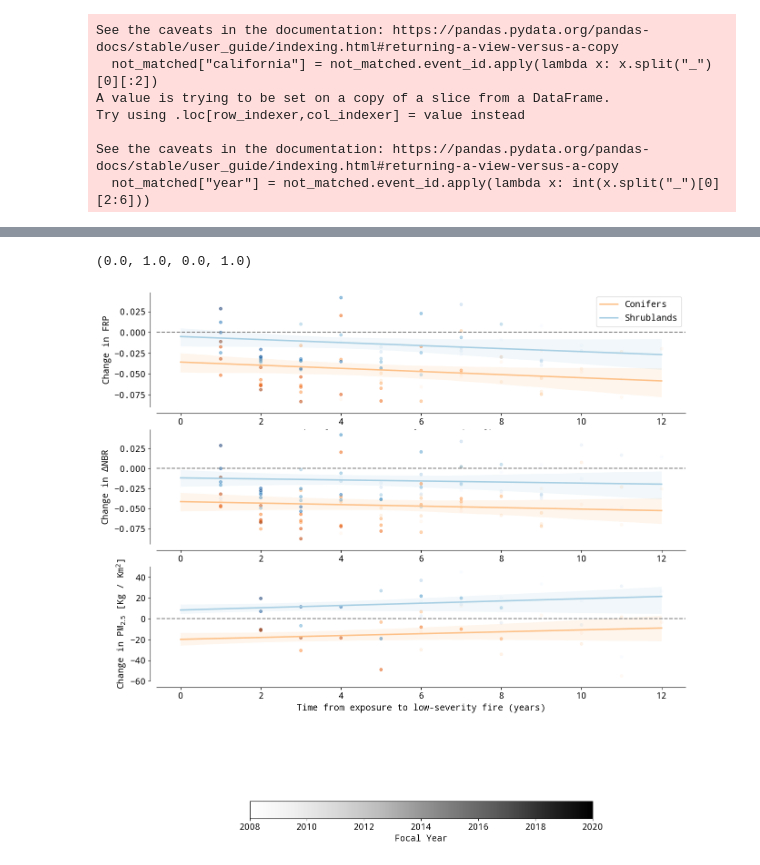
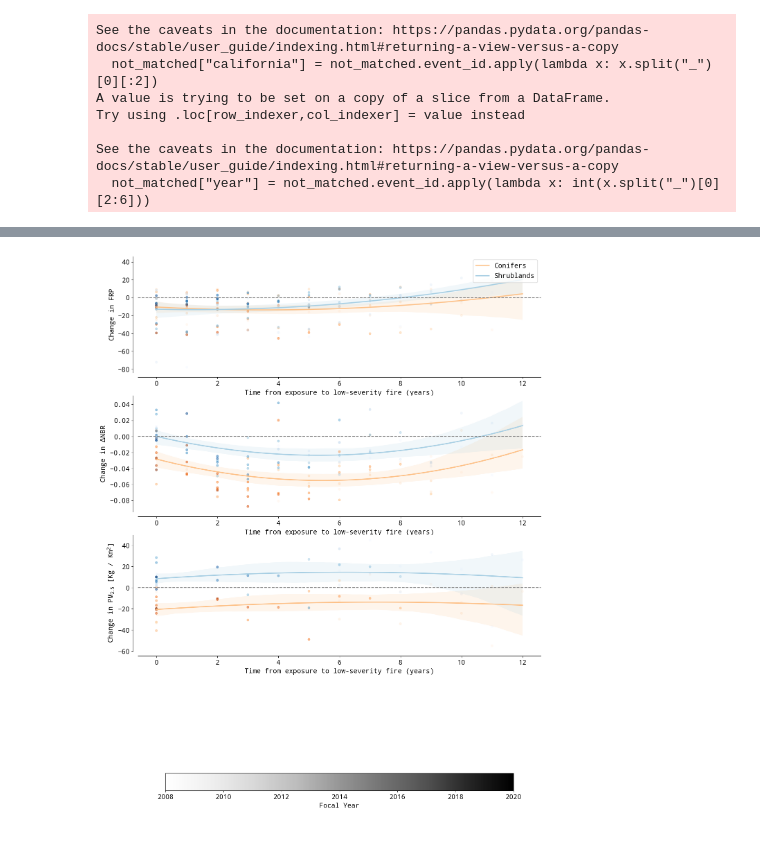
Before and after one commit to echolab-stanford/prescribed_fires, a Jupyter notebook: analysis/plot_results.ipynb, the cells around one changed output, grey strips where cells are left out. Drawn from its saved outputs; the diff is of its cells as text; code cells hidden in the pictures.

Commit message:
Add some new plots and fix nvdi
This adds a new bootstrap plot, creates a tentative block template and
fixes a dumb bug with column names in the nvdi code.

```diff
--- a/analysis/plot_results.ipynb
+++ b/analysis/plot_results.ipynb
@@ -370,13 +392,14 @@ def plot_outcomes(
     axes_names,
     cmap_conifer="Oranges",
     cmap_shrub="Blues",
+    order=1,
     legend=False,
     ax=None,
 ):
     if ax is None:
         fig, ax = plt.subplots(figsize=(10, 4))
 
-    df_conifer[(df_conifer.lag > 0) & (df_conifer.focal_year <= 2020)].plot.scatter(
+    df_conifer[(df_conifer.lag >= 0) & (df_conifer.focal_year <= 2020)].plot.scatter(
         x="lag",
         y=var_interest,
         c="focal_year",
@@ -386,7 +409,7 @@ def plot_outcomes(
         colorbar=False,
     )
 
-    df_shrub[(df_shrub.lag > 0) & (df_shrub.focal_year <= 2020)].plot.scatter(
+    df_shrub[(df_shrub.lag >= 0) & (df_shrub.focal_year <= 2020)].plot.scatter(
         x="lag",
         y=var_interest,
         c="focal_year",
@@ -403,8 +426,9 @@ def plot_outcomes(
         scatter=False,
         ax=ax,
         color="#fdc086",
-        robust=True,
+        robust=False,
         label="Conifers",
+        order=order,
     )
 
     sns.regplot(
@@ -414,8 +438,9 @@ def plot_outcomes(
         scatter=False,
         ax=ax,
         color="#a6cee3",
-        robust=True,
+        robust=False,
         label="Shrublands",
+        order=order,
     )
 
     if legend:
@@ -514,14 +539,15 @@ Try using .loc[row_indexer,col_indexer] = value instead
 See the caveats in the documentation: https://pandas.pydata.org/pandas-docs/stable/user_guide/indexing.html#returning-a-view-versus-a-copy
   treatments_year.loc[:, "treat"] = (
 # %%
-fig, ax = plt.subplots(4, 1, figsize=(15, 15))
+fig, ax = plt.subplots(4, 1, figsize=(15, 20))
 plot_outcomes(
-    df_conifer=df_dnbr,
-    df_shrub=df_dnbr_shurbs,
+    df_conifer=df_frp,
+    df_shrub=df_frp_shurbs,
     var_interest="delta_frp",
     axes_names=("Change in FRP", "Time from exposure to low-severity fire (years)"),
     ax=ax[0],
     legend=True,
+    order=2,
 )
 plot_outcomes(
     df_conifer=df_dnbr,
@@ -531,32 +557,35 @@ plot_outcomes(
         r"Change in $\Delta$NBR",
         "Time from exposure to low-severity fire (years)",
     ),
     ax=ax[1],
+    order=2,
 )
 plot_outcomes(
     df_conifer=df_emissions,
     df_shrub=df_emissions_shurbs,
     var_interest="delta_dnbr",
     axes_names=(
         r"Change in PM$_{2.5}$ [Kg / Km$^{2}$]",
         "Time from exposure to low-severity fire (years)",
     ),
     ax=ax[2],
+    order=2,
 )
 
 # Create a custom colorbar with a different colormap
 
 # Get the position of axs[2]
 pos = ax[2].get_position()
 ax[3].set_position([pos.x0, pos.y0 - 0.05, pos.width, 0.02])
 
 norm = Normalize(vmin=2008, vmax=2020)
 mappable = ScalarMappable(cmap="Greys", norm=norm)
 mappable.set_array([])
 
 cbar = fig.colorbar(mappable, ax=ax[3], orientation="horizontal")
 cbar.set_label("Focal Year")
 ax[3].axis("off")
+
+plt.savefig("../figs/outcomes_all_poly2.png", bbox_inches="tight", dpi=300)
 # %% [output]
-(0.0, 1.0, 0.0, 1.0)
-[figure, old version]
+[figure, new version]
```
Also changed, not shown: parts of 15 cells of this notebook, 1 other file.
